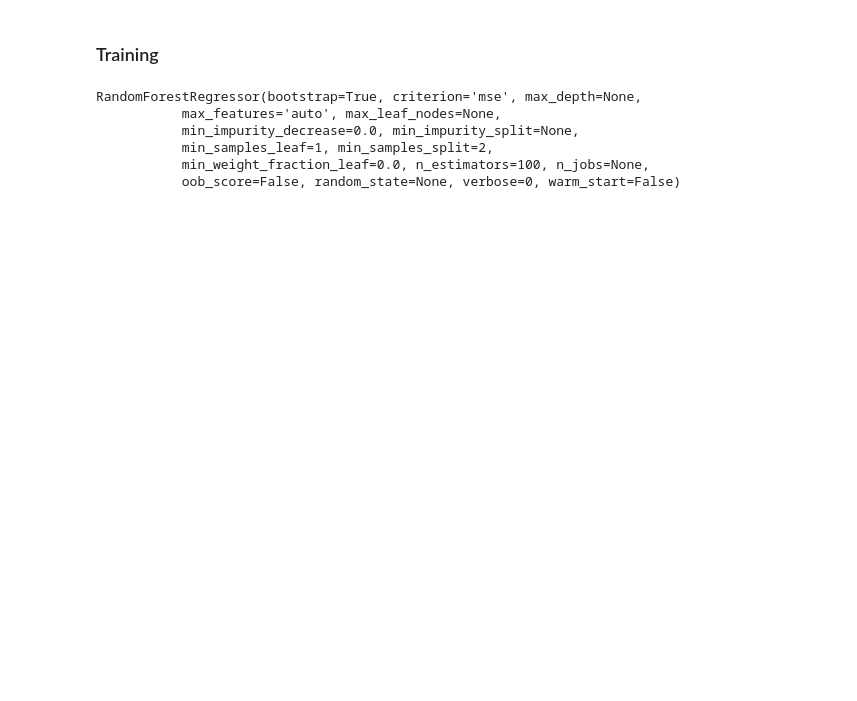
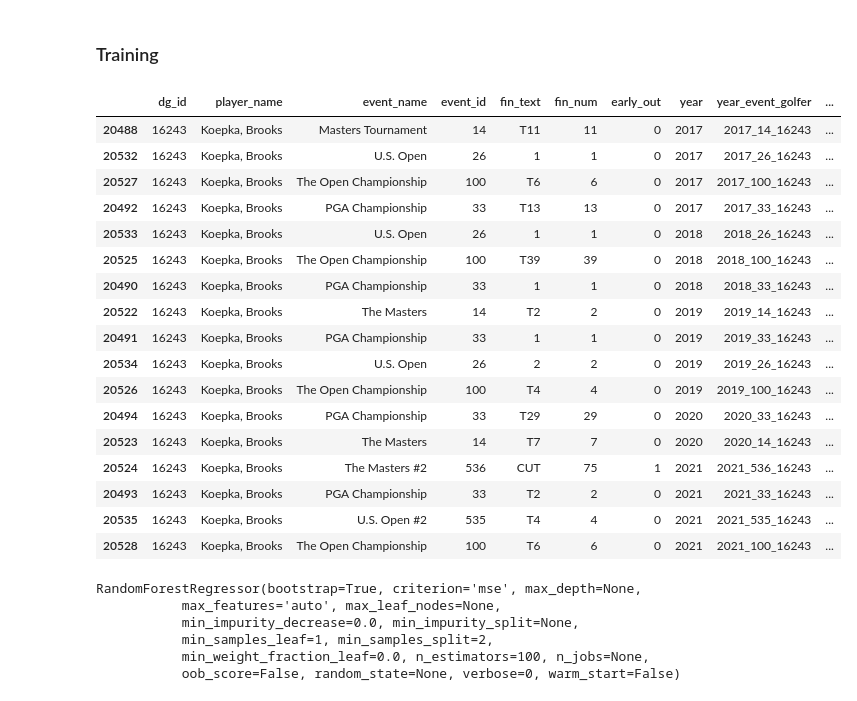
Before and after one commit to mtodisco10/data-golf, a Jupyter notebook: Feature Eng & Training.ipynb, the cells around one changed output. Drawn from its saved outputs; the diff is of its cells as text; code cells hidden in the pictures; blank space fills up the shorter version.

```diff
--- a/Feature Eng & Training.ipynb
+++ b/Feature Eng & Training.ipynb
@@ -84,5 +124,26 @@ X = event_df[['major', 'early_out_in_prev_1_events',
 
 y = event_df['fin_num']
+# %%
+event_df.query("(dg_id == 16243) & (major == 1)")
+# %% [output]
+|  | dg_id | player_name | event_name | event_id | fin_text | fin_num | early_out | year | year_event_golfer | ... |
+| 20488 | 16243 | Koepka, Brooks | Masters Tournament | 14 | T11 | 11 | 0 | 2017 | 2017_14_16243 | ... |
+| 20532 | 16243 | Koepka, Brooks | U.S. Open | 26 | 1 | 1 | 0 | 2017 | 2017_26_16243 | ... |
+| 20527 | 16243 | Koepka, Brooks | The Open Championship | 100 | T6 | 6 | 0 | 2017 | 2017_100_16243 | ... |
+| 20492 | 16243 | Koepka, Brooks | PGA Championship | 33 | T13 | 13 | 0 | 2017 | 2017_33_16243 | ... |
+| 20533 | 16243 | Koepka, Brooks | U.S. Open | 26 | 1 | 1 | 0 | 2018 | 2018_26_16243 | ... |
+| 20525 | 16243 | Koepka, Brooks | The Open Championship | 100 | T39 | 39 | 0 | 2018 | 2018_100_16243 | ... |
+| 20490 | 16243 | Koepka, Brooks | PGA Championship | 33 | 1 | 1 | 0 | 2018 | 2018_33_16243 | ... |
+| 20522 | 16243 | Koepka, Brooks | The Masters | 14 | T2 | 2 | 0 | 2019 | 2019_14_16243 | ... |
+| 20491 | 16243 | Koepka, Brooks | PGA Championship | 33 | 1 | 1 | 0 | 2019 | 2019_33_16243 | ... |
+| 20534 | 16243 | Koepka, Brooks | U.S. Open | 26 | 2 | 2 | 0 | 2019 | 2019_26_16243 | ... |
+| 20526 | 16243 | Koepka, Brooks | The Open Championship | 100 | T4 | 4 | 0 | 2019 | 2019_100_16243 | ... |
+| 20494 | 16243 | Koepka, Brooks | PGA Championship | 33 | T29 | 29 | 0 | 2020 | 2020_33_16243 | ... |
+| 20523 | 16243 | Koepka, Brooks | The Masters | 14 | T7 | 7 | 0 | 2020 | 2020_14_16243 | ... |
+| 20524 | 16243 | Koepka, Brooks | The Masters #2 | 536 | CUT | 75 | 1 | 2021 | 2021_536_16243 | ... |
+| 20493 | 16243 | Koepka, Brooks | PGA Championship | 33 | T2 | 2 | 0 | 2021 | 2021_33_16243 | ... |
+| 20535 | 16243 | Koepka, Brooks | U.S. Open #2 | 535 | T4 | 4 | 0 | 2021 | 2021_535_16243 | ... |
+| 20528 | 16243 | Koepka, Brooks | The Open Championship | 100 | T6 | 6 | 0 | 2021 | 2021_100_16243 | ... |
 # %%
 from sklearn.ensemble import RandomForestRegressor
 from sklearn.model_selection import train_test_split
```
Also changed, not shown: parts of 21 cells of this notebook, 1 other file.
